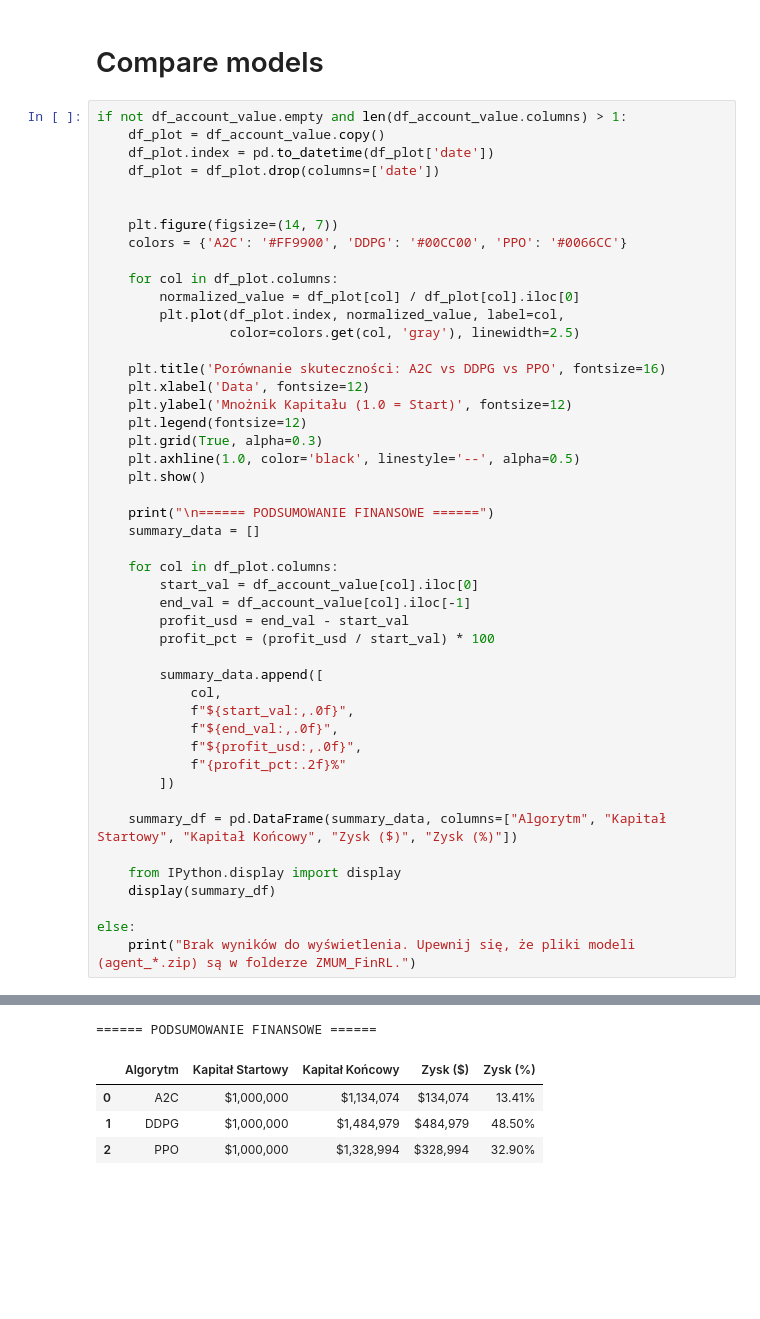
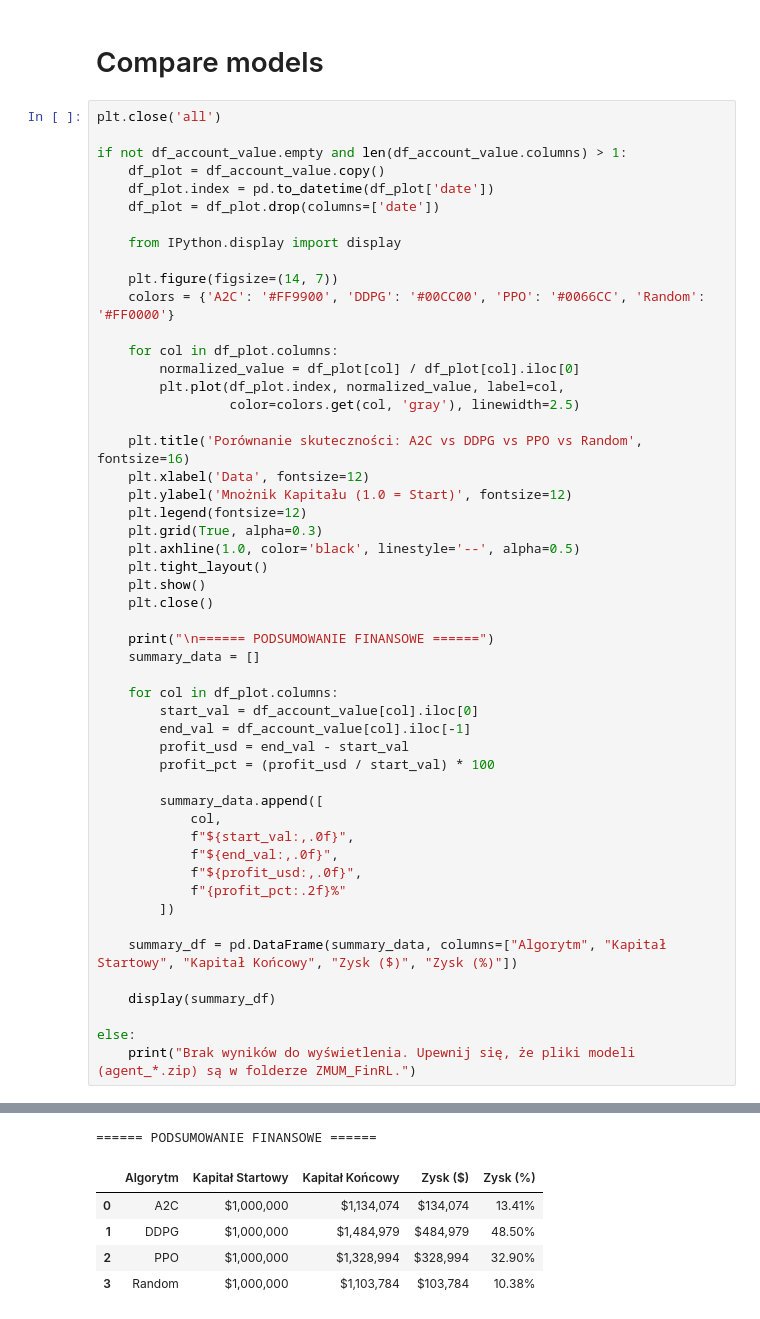
Before and after one commit to matkubita/StockAIFinanceRLAgent, a Jupyter notebook: RLAgent_3_Compare_models.ipynb, the cells around one changed output, grey strips where cells are left out. Saved outputs shown, nothing was run; the diff lists cells and outputs as text; blank space fills up the shorter version.

```diff
--- a/RLAgent_3_Compare_models.ipynb
+++ b/RLAgent_3_Compare_models.ipynb
@@ -175,27 +276,32 @@ hit end!
 # %% [markdown]
 # Compare models
 # %%
+plt.close('all')
+
 if not df_account_value.empty and len(df_account_value.columns) > 1:
     df_plot = df_account_value.copy()
     df_plot.index = pd.to_datetime(df_plot['date'])
     df_plot = df_plot.drop(columns=['date'])
 
+    from IPython.display import display
 
     plt.figure(figsize=(14, 7))
-    colors = {'A2C': '#FF9900', 'DDPG': '#00CC00', 'PPO': '#0066CC'}
+    colors = {'A2C': '#FF9900', 'DDPG': '#00CC00', 'PPO': '#0066CC', 'Random': '#FF0000'}
 
     for col in df_plot.columns:
         normalized_value = df_plot[col] / df_plot[col].iloc[0]
         plt.plot(df_plot.index, normalized_value, label=col,
                  color=colors.get(col, 'gray'), linewidth=2.5)
 
-    plt.title('Porównanie skuteczności: A2C vs DDPG vs PPO', fontsize=16)
+    plt.title('Porównanie skuteczności: A2C vs DDPG vs PPO vs Random', fontsize=16)
     plt.xlabel('Data', fontsize=12)
     plt.ylabel('Mnożnik Kapitału (1.0 = Start)', fontsize=12)
     plt.legend(fontsize=12)
     plt.grid(True, alpha=0.3)
     plt.axhline(1.0, color='black', linestyle='--', alpha=0.5)
+    plt.tight_layout()
     plt.show()
+    plt.close()
 
     print("\n====== PODSUMOWANIE FINANSOWE ======")
     summary_data = []
@@ -216,7 +322,6 @@ if not df_account_value.empty and len(df_account_value.columns) > 1:
 
     summary_df = pd.DataFrame(summary_data, columns=["Algorytm", "Kapitał Startowy", "Kapitał Końcowy", "Zysk ($)", "Zysk (%)"])
 
-    from IPython.display import display
     display(summary_df)
 
 else:
@@ -225,5 +331,6 @@ else:
 ====== PODSUMOWANIE FINANSOWE ======
 |  | Algorytm | Kapitał Startowy | Kapitał Końcowy | Zysk ($) | Zysk (%) |
 | 0 | A2C | $1,000,000 | $1,134,074 | $134,074 | 13.41% |
 | 1 | DDPG | $1,000,000 | $1,484,979 | $484,979 | 48.50% |
 | 2 | PPO | $1,000,000 | $1,328,994 | $328,994 | 32.90% |
+| 3 | Random | $1,000,000 | $1,103,784 | $103,784 | 10.38% |
```
Also changed, not shown: parts of 5 cells of this notebook.
